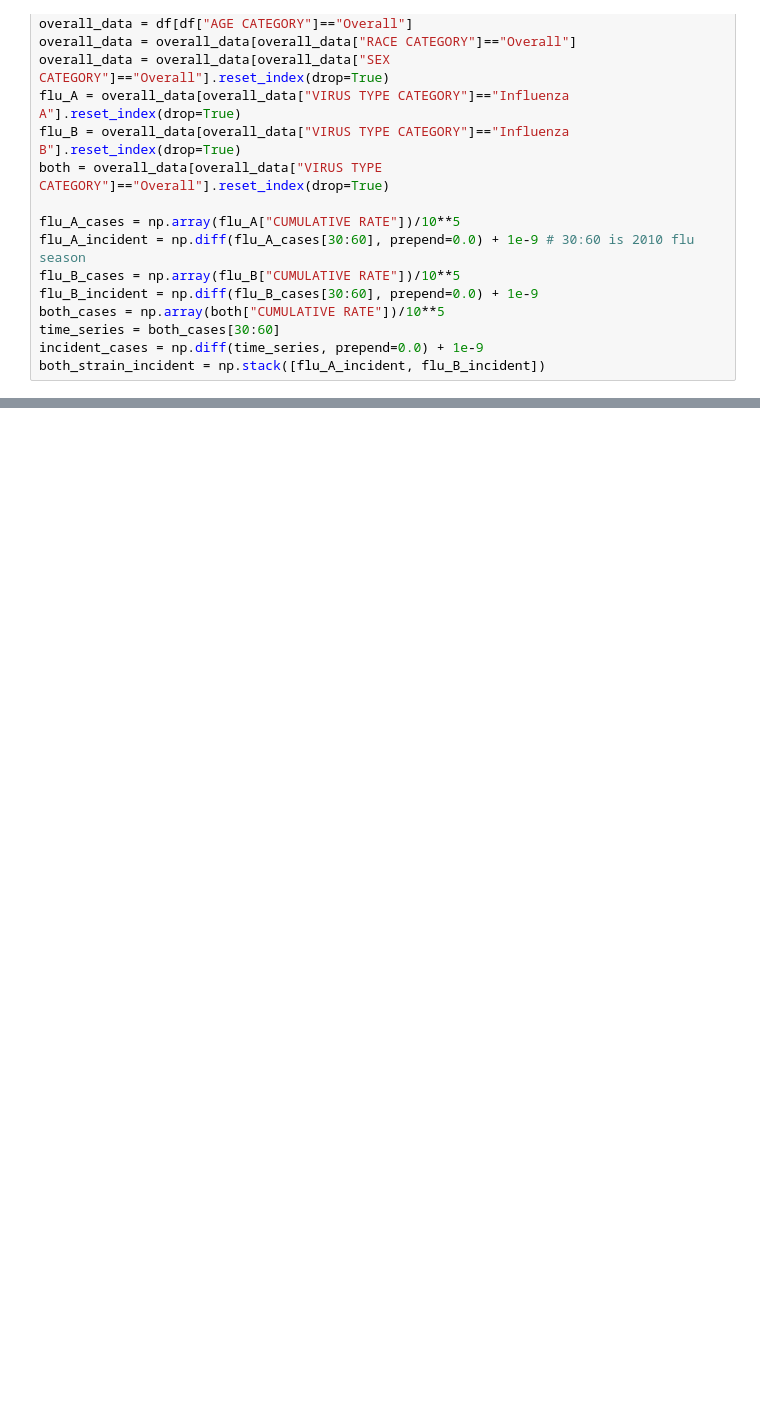
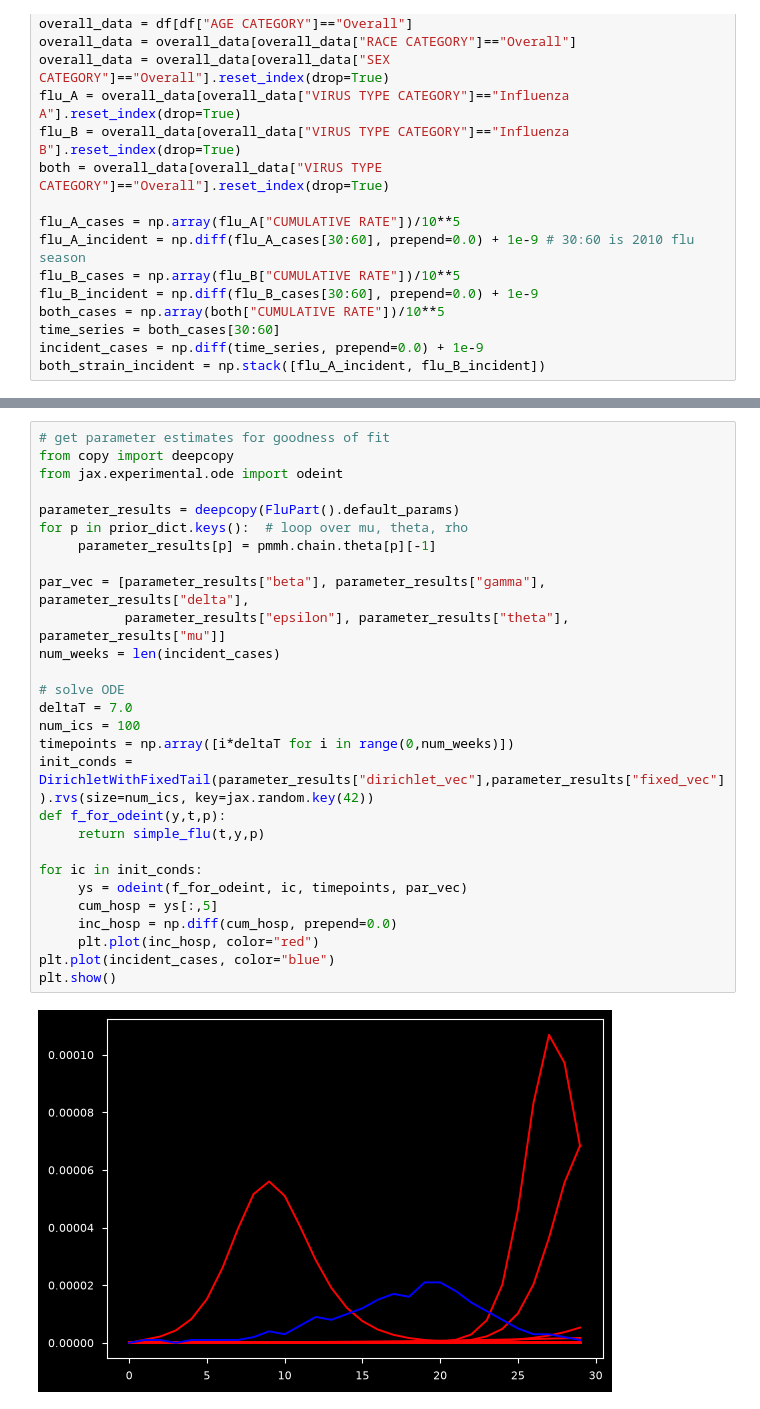
Before and after one commit to bergie75/nbeats_flu, a Jupyter notebook: python/simplify_ODE.ipynb, the cells around one changed output, grey strips where cells are left out. Cells and saved outputs as stored; diff of their text form; blank space fills up the shorter version.

```diff
--- a/python/simplify_ODE.ipynb
+++ b/python/simplify_ODE.ipynb
@@ -218,0 +265,30 @@ for p in prior_dict.keys():  # loop over mu, theta, rho
+# %%
+# get parameter estimates for goodness of fit
+from copy import deepcopy
+from jax.experimental.ode import odeint
+
+parameter_results = deepcopy(FluPart().default_params)
+for p in prior_dict.keys():  # loop over mu, theta, rho
+     parameter_results[p] = pmmh.chain.theta[p][-1]
+
+par_vec = [parameter_results["beta"], parameter_results["gamma"], parameter_results["delta"],
+           parameter_results["epsilon"], parameter_results["theta"], parameter_results["mu"]]
+num_weeks = len(incident_cases)
+
+# solve ODE
+deltaT = 7.0
+num_ics = 100
+timepoints = np.array([i*deltaT for i in range(0,num_weeks)])
+init_conds = DirichletWithFixedTail(parameter_results["dirichlet_vec"],parameter_results["fixed_vec"]).rvs(size=num_ics, key=jax.random.key(42))
+def f_for_odeint(y,t,p):
+     return simple_flu(t,y,p)
+
+for ic in init_conds:
+     ys = odeint(f_for_odeint, ic, timepoints, par_vec)
+     cum_hosp = ys[:,5]
+     inc_hosp = np.diff(cum_hosp, prepend=0.0)
+     plt.plot(inc_hosp, color="red")
+plt.plot(incident_cases, color="blue")
+plt.show()
+# %% [output]
+[figure, added]
```
Also changed, not shown: parts of 8 cells of this notebook, 1 other file.
